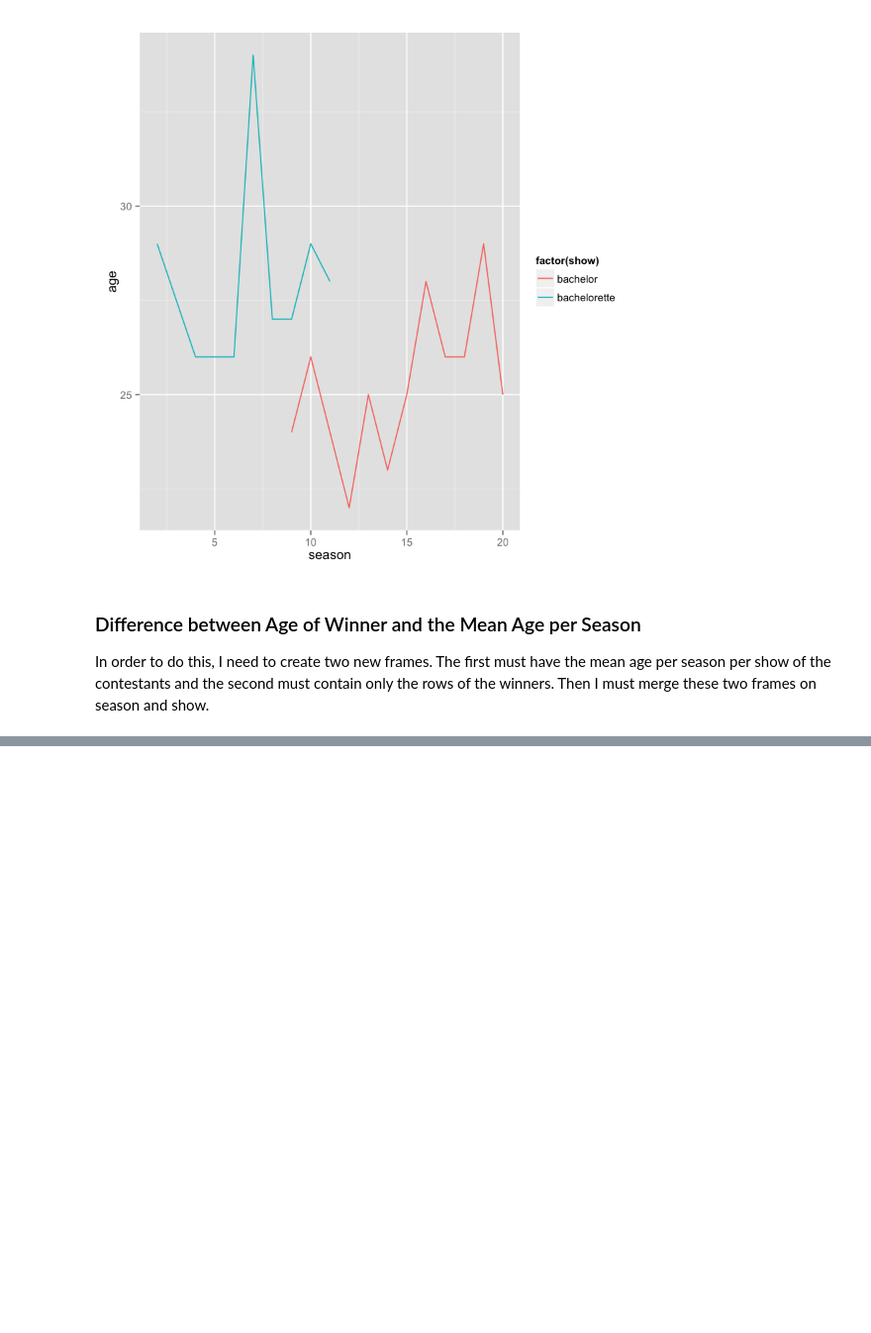
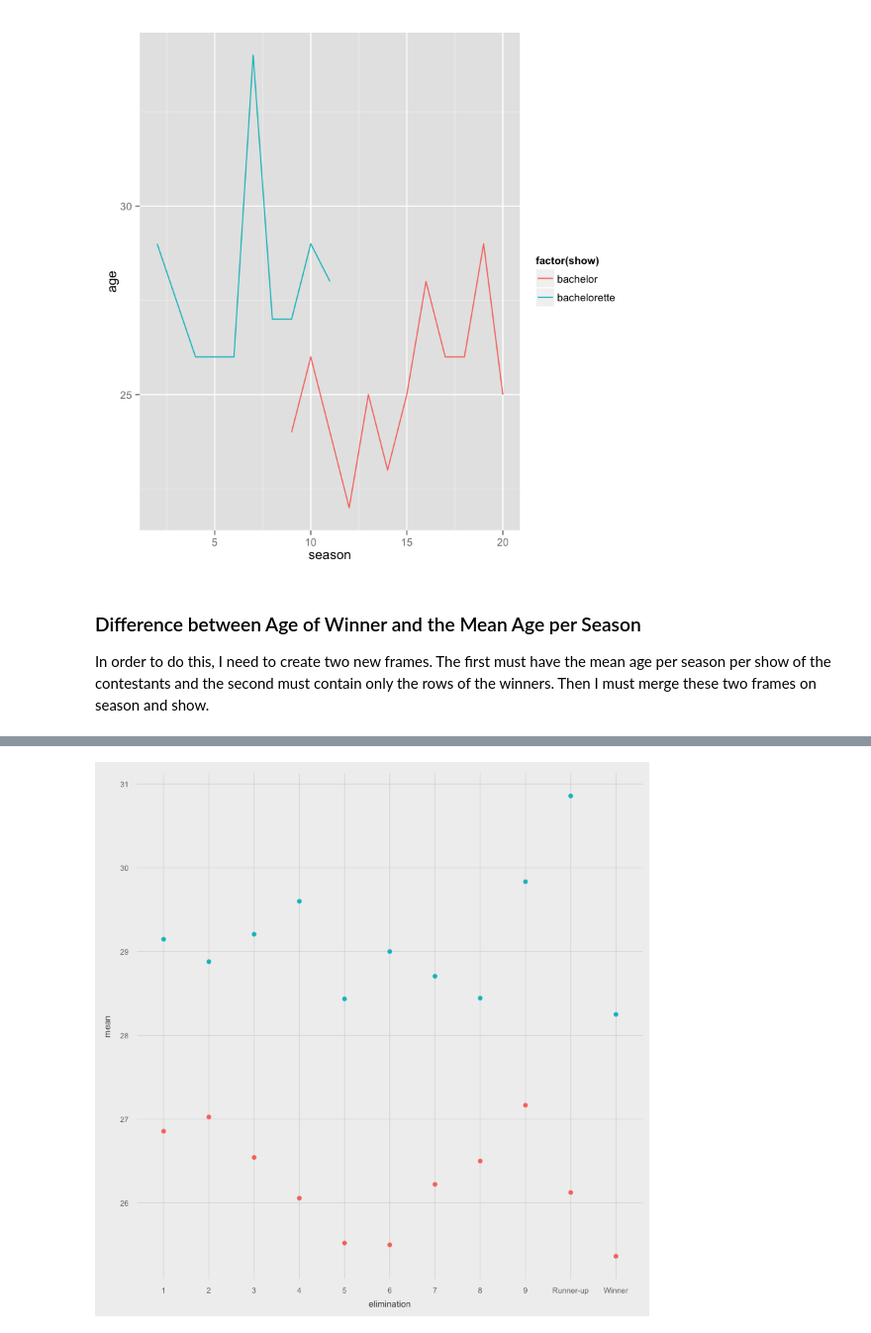
Before and after one commit to jcbain/bach_cast, a Jupyter notebook: descriptive_stats.ipynb, the cells around one changed output, grey strips where cells are left out. Shown: that part at 99% size. Cells and saved outputs as stored; diff of their text form; code cells hidden in the pictures; blank space fills up the shorter version.

Commit message:
summarize the age of contestants per elimination round 🌹

```diff
--- a/descriptive_stats.ipynb
+++ b/descriptive_stats.ipynb
@@ -164,0 +195,10 @@ total %>%
+# %%
+all %>%
+  filter(complete.cases(.)) %>%
+  mutate(elimination=replace(elimination, elimination=="Runner Up", "Runner-up")) %>%
+  group_by(show,elimination) %>%
+  summarise(mean=mean(age)) %>%
+  filter(elimination != "") %>%
+  ggplot(aes(x = elimination, y = mean, colour  = factor(show)))  + geom_point() + fte_theme()
+# %% [output]
+[figure, added]
```
Also changed, not shown: parts of 8 cells of this notebook, 3 other files.
